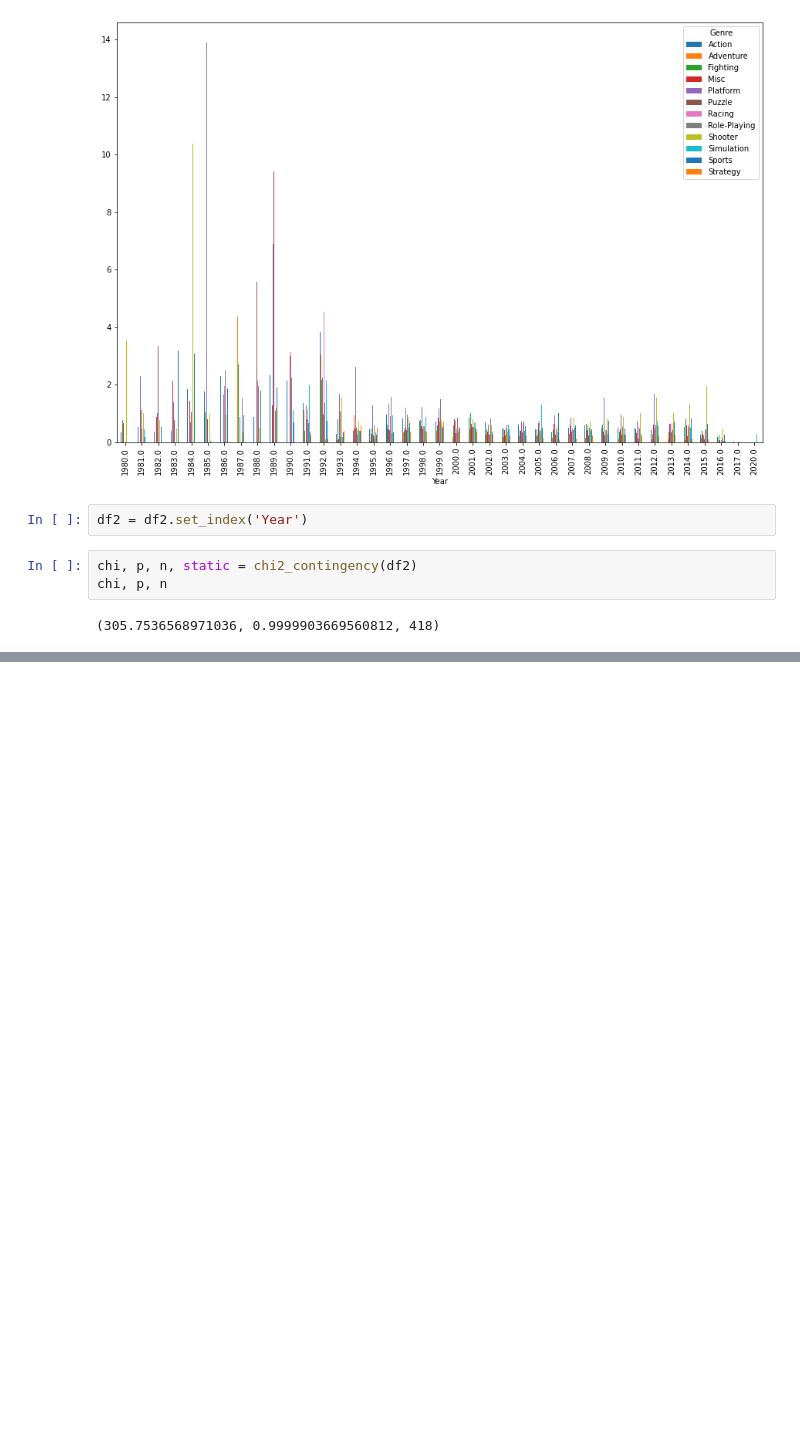
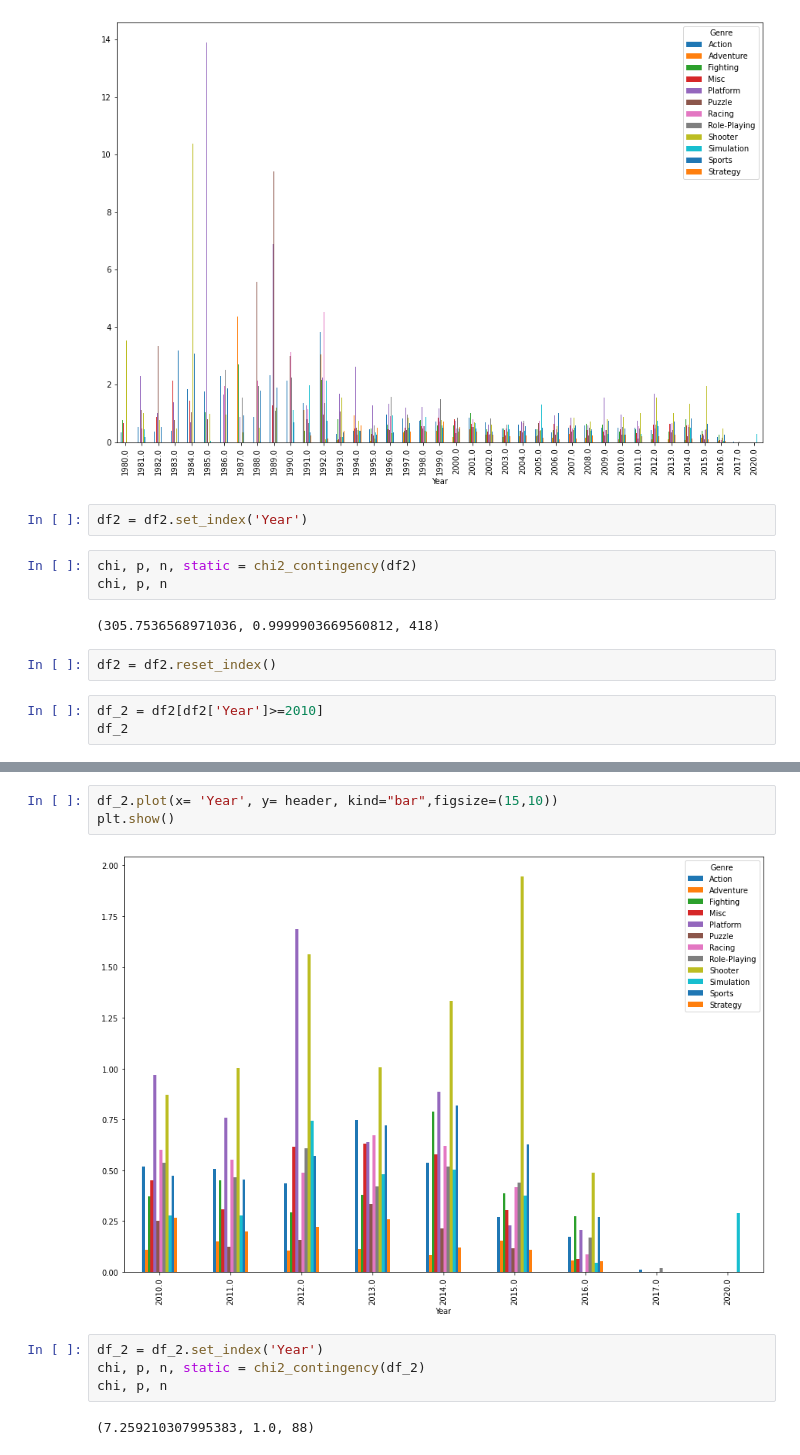
Before and after one commit to nojihun/save, a Jupyter notebook: AI_05_노지훈_section1.ipynb, the cells around one changed output, grey strips where cells are left out. Cells and saved outputs as stored; diff of their text form; blank space fills up the shorter version.

```diff
--- a/AI_05_노지훈_section1.ipynb
+++ b/AI_05_노지훈_section1.ipynb
@@ -189,3 +211,8 @@ chi, p, n, static = chi2_contingency(df2)
 chi, p, n
 # %% [output]
 (305.7536568971036, 0.9999903669560812, 418)
+# %%
+df2 = df2.reset_index()
+# %%
+df_2 = df2[df2['Year']>=2010]
+df_2
@@ -191,0 +230,11 @@ chi, p, n
+# %%
+df_2.plot(x= 'Year', y= header, kind="bar",figsize=(15,10))
+plt.show()
+# %% [output]
+[figure, added]
+# %%
+df_2 = df_2.set_index('Year')
+chi, p, n, static = chi2_contingency(df_2)
+chi, p, n
+# %% [output]
+(7.259210307995383, 1.0, 88)
```
Also changed, not shown: parts of 15 cells of this notebook.
